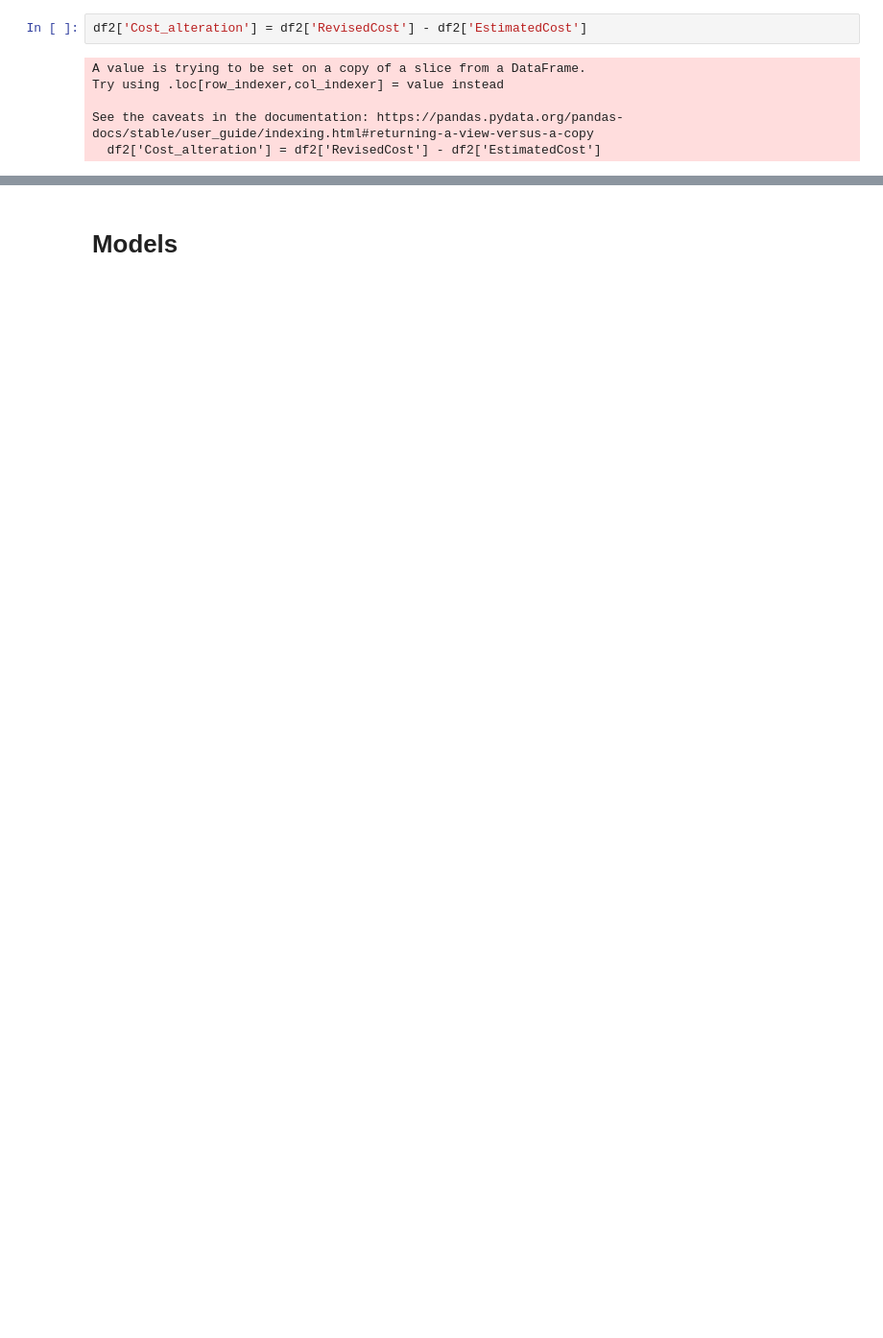
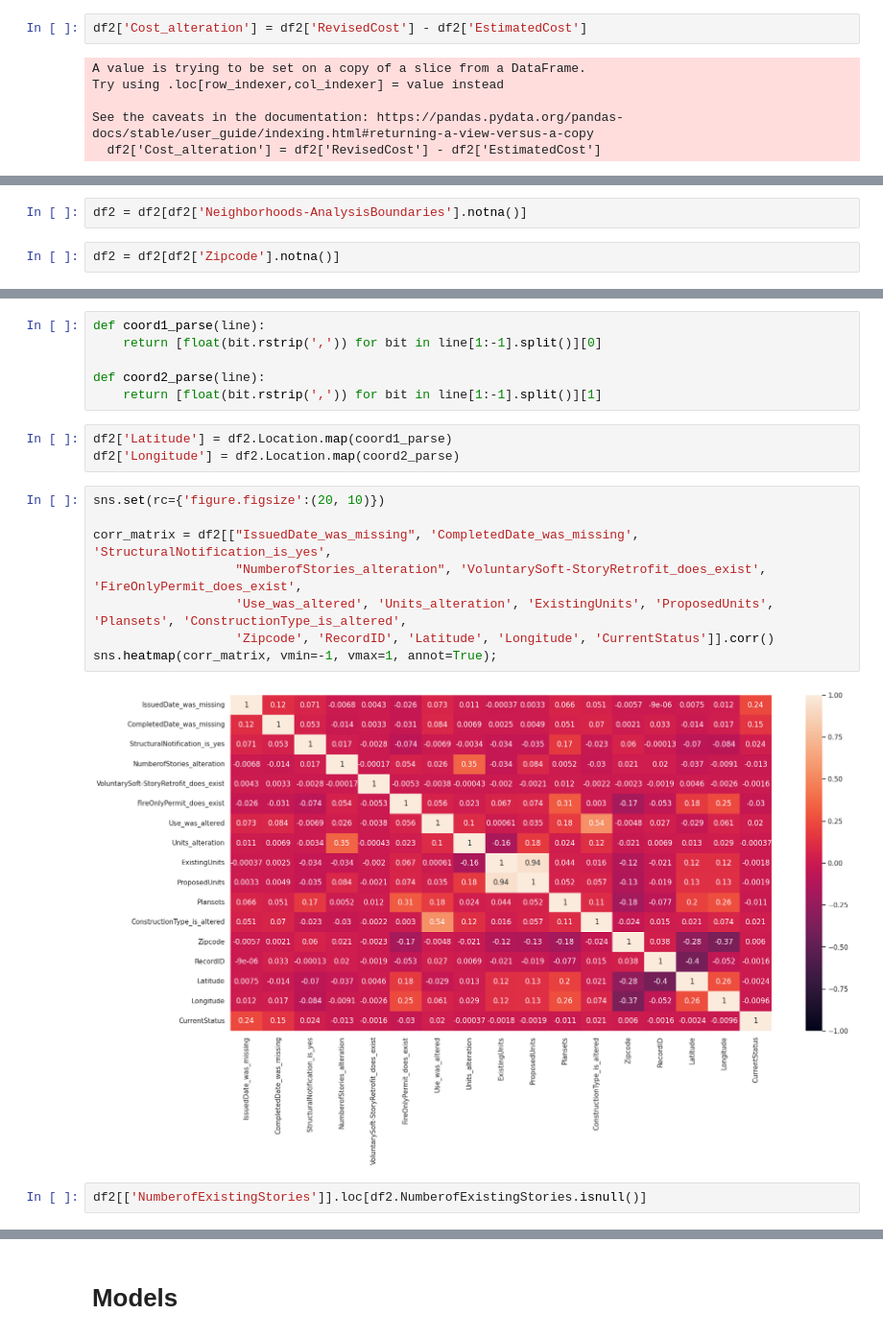
Before and after one commit to Suraba03/ml_san_francisco_permits, a Jupyter notebook: san_fancisco.ipynb, the cells around one changed output, grey strips where cells are left out. Shown at 96% size. Cells and saved outputs as stored; diff of their text form; blank space fills up the shorter version.

```diff
--- a/san_fancisco.ipynb
+++ b/san_fancisco.ipynb
@@ -445,0 +530,4 @@ df2[df2[target] == 0].info()
+# %%
+df2 = df2[df2['Neighborhoods-AnalysisBoundaries'].notna()]
+# %%
+df2 = df2[df2['Zipcode'].notna()]
@@ -445,0 +550,21 @@ df2[df2[target] == 0].info()
+# %%
+def coord1_parse(line):
+    return [float(bit.rstrip(',')) for bit in line[1:-1].split()][0]
+
+def coord2_parse(line):
+    return [float(bit.rstrip(',')) for bit in line[1:-1].split()][1]
+# %%
+df2['Latitude'] = df2.Location.map(coord1_parse)
+df2['Longitude'] = df2.Location.map(coord2_parse)
+# %%
+sns.set(rc={'figure.figsize':(20, 10)})
+
+corr_matrix = df2[["IssuedDate_was_missing", 'CompletedDate_was_missing', 'StructuralNotification_is_yes',
+                   "NumberofStories_alteration", 'VoluntarySoft-StoryRetrofit_does_exist', 'FireOnlyPermit_does_exist',
+                   'Use_was_altered', 'Units_alteration', 'ExistingUnits', 'ProposedUnits', 'Plansets', 'ConstructionType_is_altered',
+                   'Zipcode', 'RecordID', 'Latitude', 'Longitude', 'CurrentStatus']].corr()
+sns.heatmap(corr_matrix, vmin=-1, vmax=1, annot=True);
+# %% [output]
+[figure, added]
+# %%
+df2[['NumberofExistingStories']].loc[df2.NumberofExistingStories.isnull()]
```
Also changed, not shown: parts of 111 cells of this notebook.
